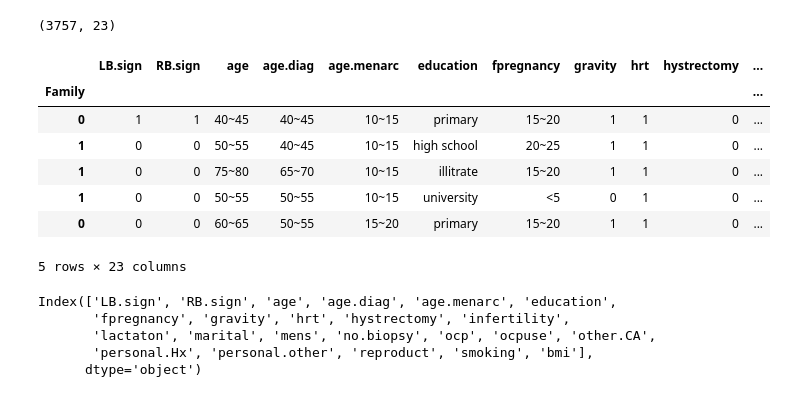
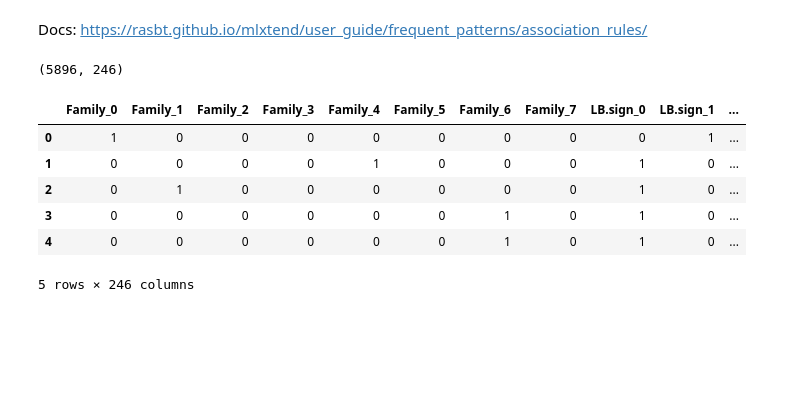
Before and after one commit to smb-h/breast-cancer-patterns-association-rule-mining, a Jupyter notebook: notebooks/arm.ipynb, the cells around one changed output. Drawn from its saved outputs; the diff is of its cells as text; code cells hidden in the pictures; blank space fills up the shorter version.

```diff
--- a/notebooks/arm.ipynb
+++ b/notebooks/arm.ipynb
@@ -6,25 +6,19 @@ from mlxtend.frequent_patterns import apriori, association_rules
 
 import plotly.express as px
 import plotly.graph_objects as go
+# %% [markdown]
+Docs: https://rasbt.github.io/mlxtend/user_guide/frequent_patterns/association_rules/
 # %%
-df = pd.read_csv("../data/processed/cleaned_data.csv", index_col=0)
+df = pd.read_csv("../data/processed/cleaned_data.csv")
+df = df.astype("int")
 print(df.shape)
 df.head()
 # %% [output]
-(3757, 23)
+(5896, 246)
-|  | LB.sign | RB.sign | age | age.diag | age.menarc | education | fpregnancy | gravity | hrt | hystrectomy | ... |
-| Family |  |  |  |  |  |  |  |  |  |  | ... |
-| 0 | 1 | 1 | 40~45 | 40~45 | 10~15 | primary | 15~20 | 1 | 1 | 0 | ... |
-| 1 | 0 | 0 | 50~55 | 40~45 | 10~15 | high school | 20~25 | 1 | 1 | 0 | ... |
-| 1 | 0 | 0 | 75~80 | 65~70 | 10~15 | illitrate | 15~20 | 1 | 1 | 0 | ... |
-| 1 | 0 | 0 | 50~55 | 50~55 | 10~15 | university | <5 | 0 | 1 | 0 | ... |
-| 0 | 0 | 0 | 60~65 | 50~55 | 15~20 | primary | 15~20 | 1 | 1 | 0 | ... |
+|  | Family_0 | Family_1 | Family_2 | Family_3 | Family_4 | Family_5 | Family_6 | Family_7 | LB.sign_0 | LB.sign_1 | ... |
+| 0 | 1 | 0 | 0 | 0 | 0 | 0 | 0 | 0 | 0 | 1 | ... |
+| 1 | 0 | 0 | 0 | 0 | 1 | 0 | 0 | 0 | 1 | 0 | ... |
+| 2 | 0 | 1 | 0 | 0 | 0 | 0 | 0 | 0 | 1 | 0 | ... |
+| 3 | 0 | 0 | 0 | 0 | 0 | 0 | 1 | 0 | 1 | 0 | ... |
+| 4 | 0 | 0 | 0 | 0 | 0 | 0 | 1 | 0 | 1 | 0 | ... |
-5 rows × 23 columns
+5 rows × 246 columns
-# %%
-df.columns
-# %% [output]
-Index(['LB.sign', 'RB.sign', 'age', 'age.diag', 'age.menarc', 'education',
-       'fpregnancy', 'gravity', 'hrt', 'hystrectomy', 'infertility',
-       'lactaton', 'marital', 'mens', 'no.biopsy', 'ocp', 'ocpuse', 'other.CA',
-       'personal.Hx', 'personal.other', 'reproduct', 'smoking', 'bmi'],
-      dtype='object')
```
Also changed, not shown: parts of 32 cells of this notebook, 3 other files.
